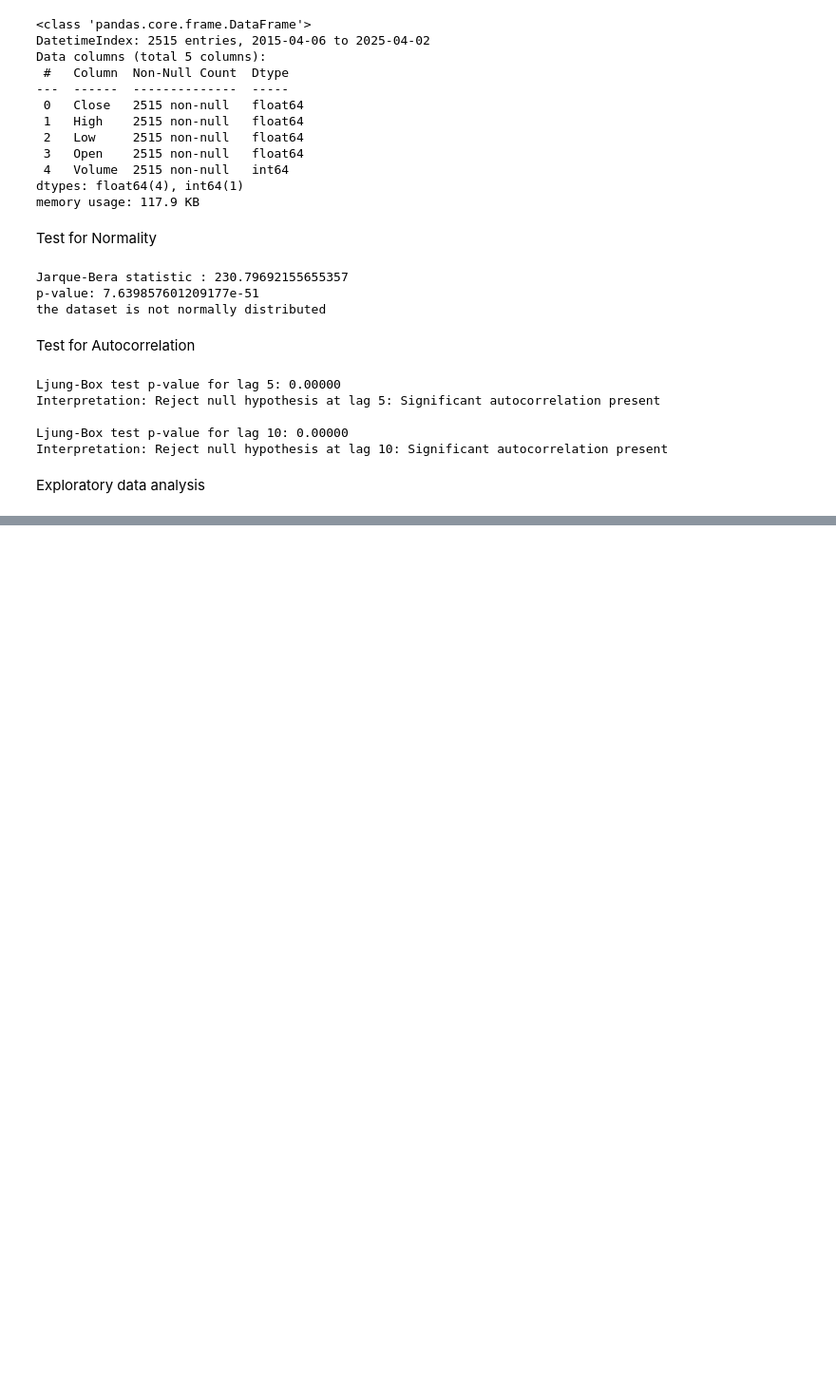
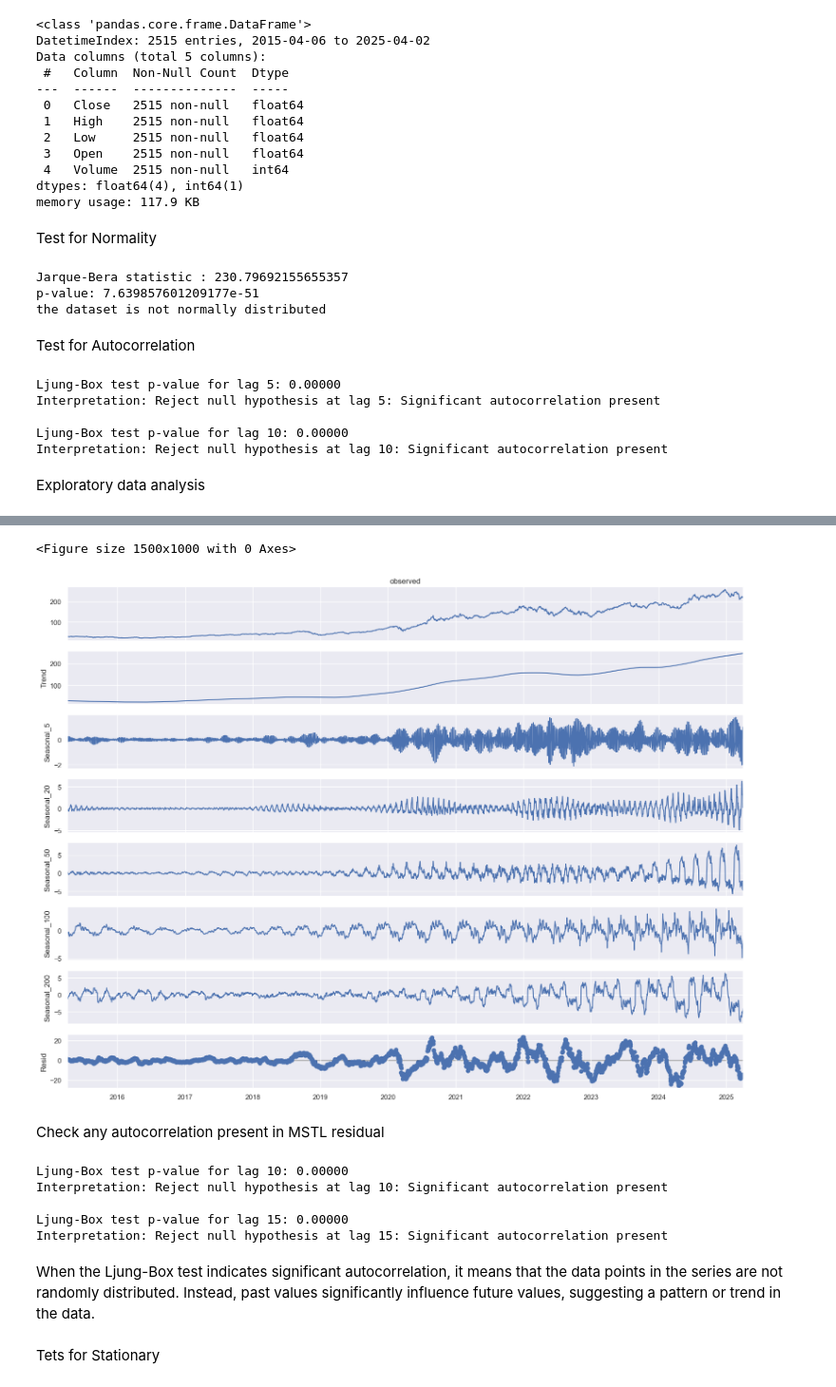
Before and after one commit to shaliniscode/stock_analysis, a Jupyter notebook: wavelet_lstm_analysis.ipynb, the cells around one changed output, grey strips where cells are left out. Shown at 95% size. Drawn from its saved outputs; the diff is of its cells as text; code cells hidden in the pictures; blank space fills up the shorter version.

```diff
--- a/wavelet_lstm_analysis.ipynb
+++ b/wavelet_lstm_analysis.ipynb
@@ -139,0 +167,28 @@ result =
+# %%
+from statsmodels.tsa.seasonal import MSTL
+
+plt.rc("figure", figsize=(16, 12))
+plt.figure(figsize=(15,10))
+# decomposited by 5,20,50,100,200-days
+MSTL_result = MSTL(endog=data['Close'],  periods=(5, 20 ,50, 100, 200)).fit()
+
+MSTL_result.plot()
+
+plt.show()
+# %% [output]
+<Figure size 1500x1000 with 0 Axes>
+[figure, added]
+# %% [markdown]
+Check any autocorrelation present in MSTL residual
+# %%
+ljungbox_test(MSTL_result.resid, [10, 15])
+# %% [output]
+Ljung-Box test p-value for lag 10: 0.00000
+Interpretation: Reject null hypothesis at lag 10: Significant autocorrelation present
+
+Ljung-Box test p-value for lag 15: 0.00000
+Interpretation: Reject null hypothesis at lag 15: Significant autocorrelation present
+# %% [markdown]
+When the Ljung-Box test indicates significant autocorrelation, it means that the data points in the series are not randomly distributed. Instead, past values significantly influence future values, suggesting a pattern or trend in the data.
+# %% [markdown]
+Tets for Stationary
```
Also changed, not shown: parts of 11 cells of this notebook.
